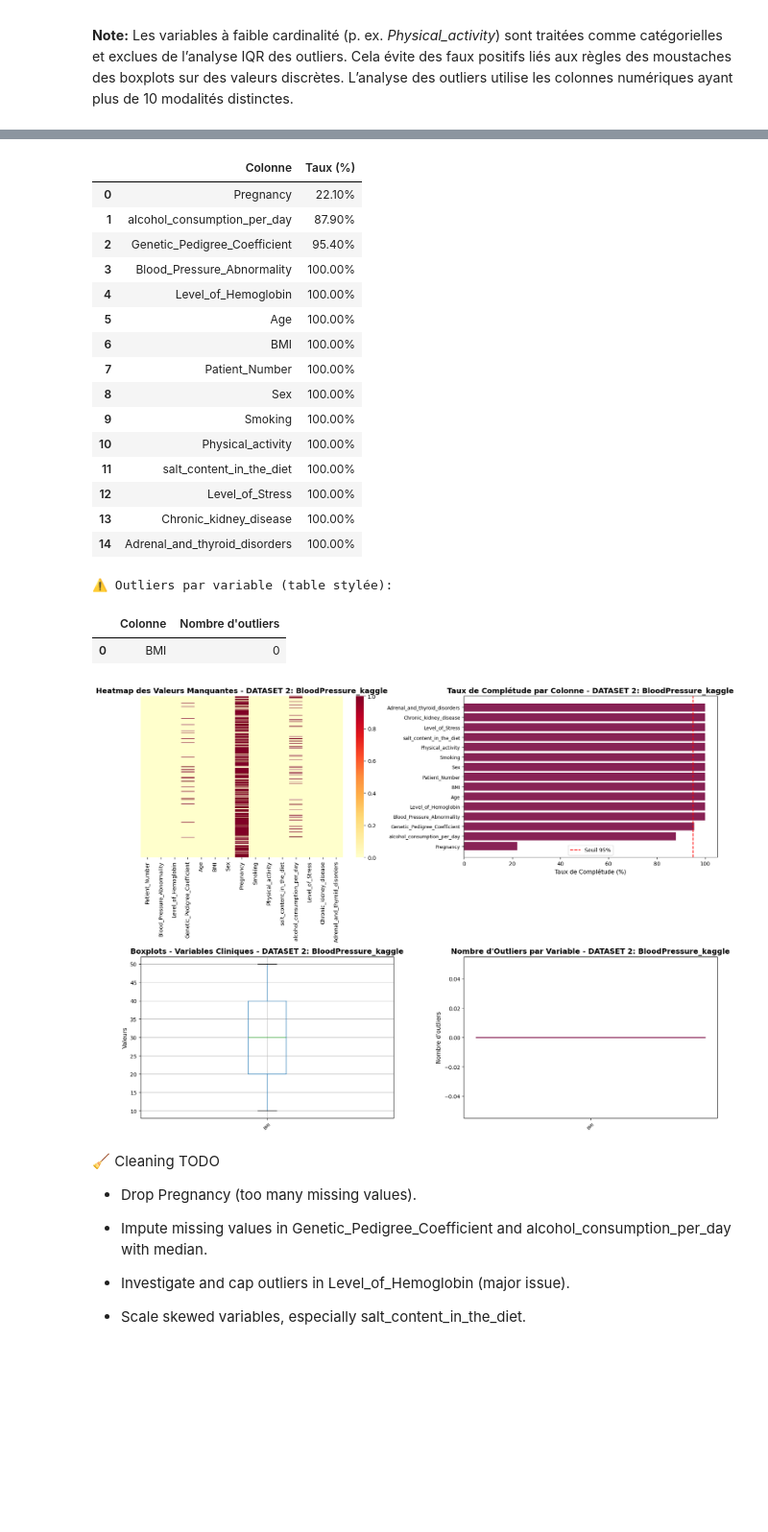
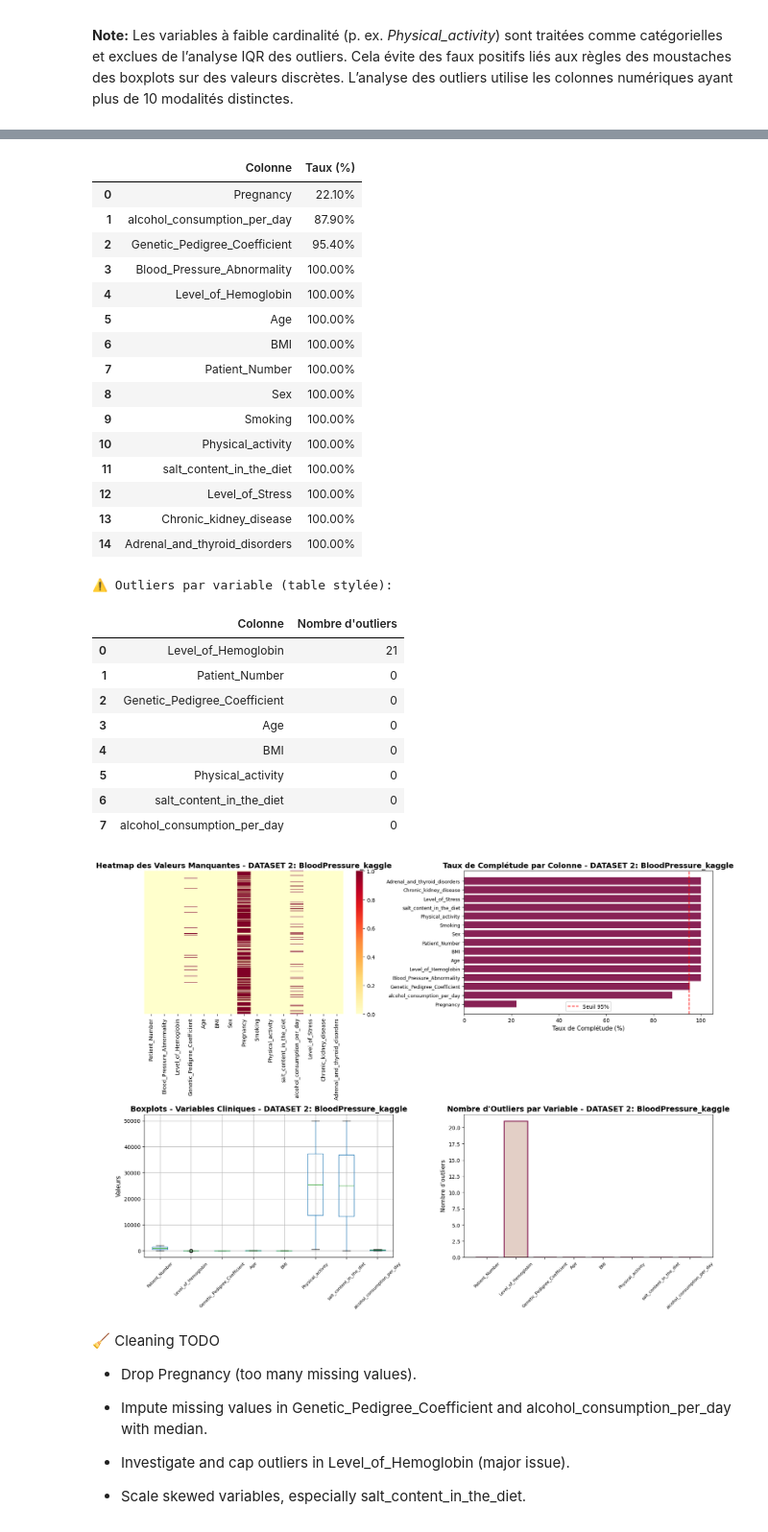
Before and after one commit to lafilledepondy/bloodDataAnalysis, a Jupyter notebook: Aftisse.Ravendirane.2.ipynb, the cells around one changed output, grey strips where cells are left out. Shown at 96% size. Drawn from its saved outputs; the diff is of its cells as text; code cells hidden in the pictures; blank space fills up the shorter version.

```diff
--- a/Aftisse.Ravendirane.2.ipynb
+++ b/Aftisse.Ravendirane.2.ipynb
@@ -989,41 +983,49 @@ Final shape: (4231, 14)
 # %%
 analyze_dataset_quality(
     BloodPressure_kaggle,
-    clinical_vars=[c for c in df.select_dtypes(include=['number']).columns if df[c].nunique() > 10],
+    clinical_vars=[c for c in BloodPressure_kaggle.select_dtypes(include=['number']).columns if BloodPressure_kaggle[c].nunique() > 10],
+    # clinical_vars=None,
     dataset_name="DATASET 2: BloodPressure_kaggle",
     completeness_threshold=95
 )
 # %% [output]
 ======================================================================
 DATASET 2: BloodPressure_kaggle - Analyse de Qualité
 ======================================================================
 
 ❌ Valeurs manquantes par colonne:
 |  | Colonne | Nombre_manquants | Pourcentage |
 | 0 | Pregnancy | 1558 | 77.90% |
 | 1 | alcohol_consumption_per_day | 242 | 12.10% |
 | 2 | Genetic_Pedigree_Coefficient | 92 | 4.60% |
 📈 Taux de complétude (table stylée):
 |  | Colonne | Taux (%) |
 | 0 | Pregnancy | 22.10% |
 | 1 | alcohol_consumption_per_day | 87.90% |
 | 2 | Genetic_Pedigree_Coefficient | 95.40% |
 | 3 | Blood_Pressure_Abnormality | 100.00% |
 | 4 | Level_of_Hemoglobin | 100.00% |
 | 5 | Age | 100.00% |
 | 6 | BMI | 100.00% |
 | 7 | Patient_Number | 100.00% |
 | 8 | Sex | 100.00% |
 | 9 | Smoking | 100.00% |
 | 10 | Physical_activity | 100.00% |
 | 11 | salt_content_in_the_diet | 100.00% |
 | 12 | Level_of_Stress | 100.00% |
 | 13 | Chronic_kidney_disease | 100.00% |
 | 14 | Adrenal_and_thyroid_disorders | 100.00% |
 ⚠️ Outliers par variable (table stylée):
 |  | Colonne | Nombre d'outliers |
-| 0 | BMI | 0 |
+| 0 | Level_of_Hemoglobin | 21 |
+| 1 | Patient_Number | 0 |
+| 2 | Genetic_Pedigree_Coefficient | 0 |
+| 3 | Age | 0 |
+| 4 | BMI | 0 |
+| 5 | Physical_activity | 0 |
+| 6 | salt_content_in_the_diet | 0 |
+| 7 | alcohol_consumption_per_day | 0 |
-[figure, old version]
+[figure, new version]
 # %% [markdown]
 🧹 Cleaning TODO
 
```
Also changed, not shown: parts of 16 cells of this notebook, 1 other file.
